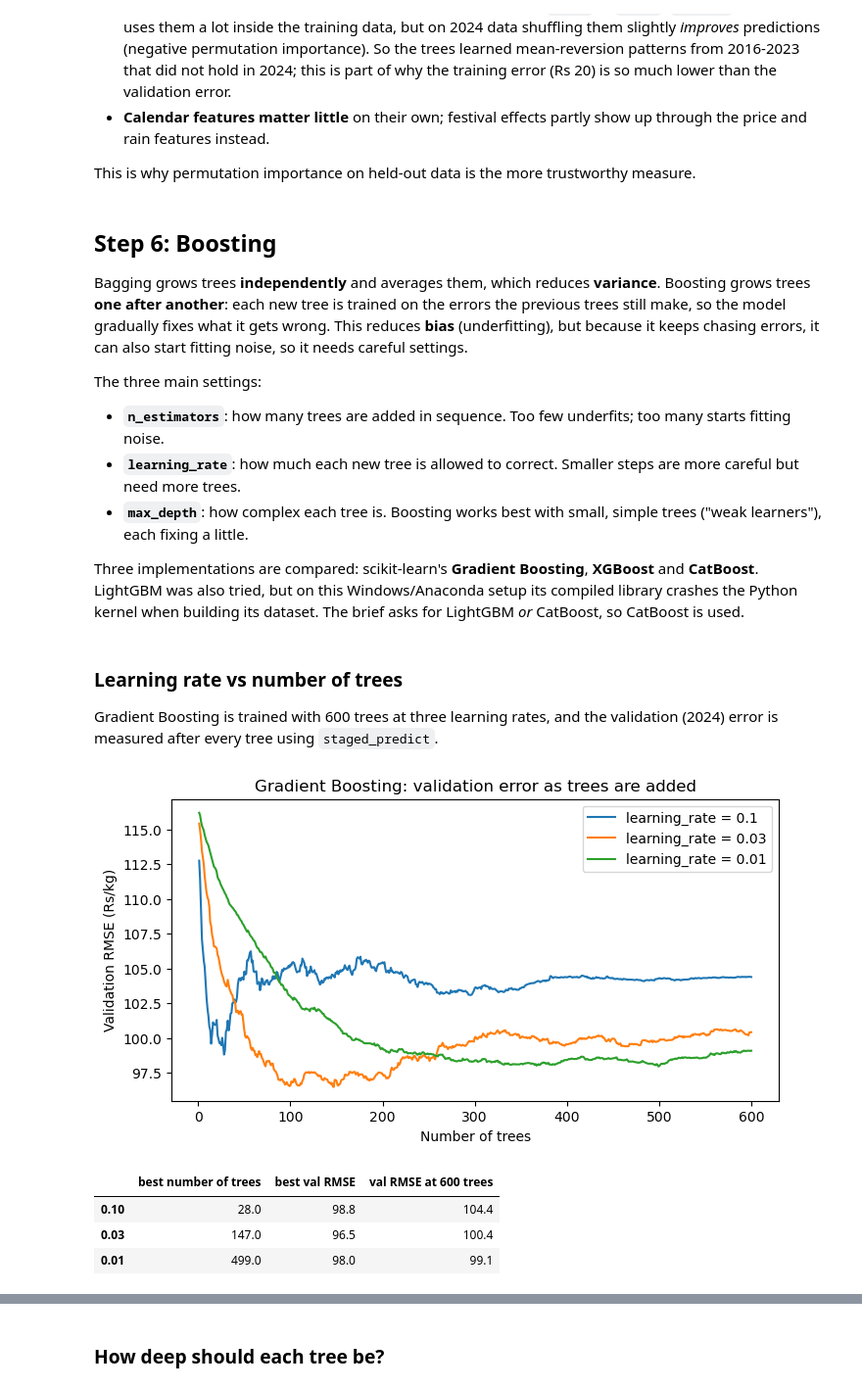
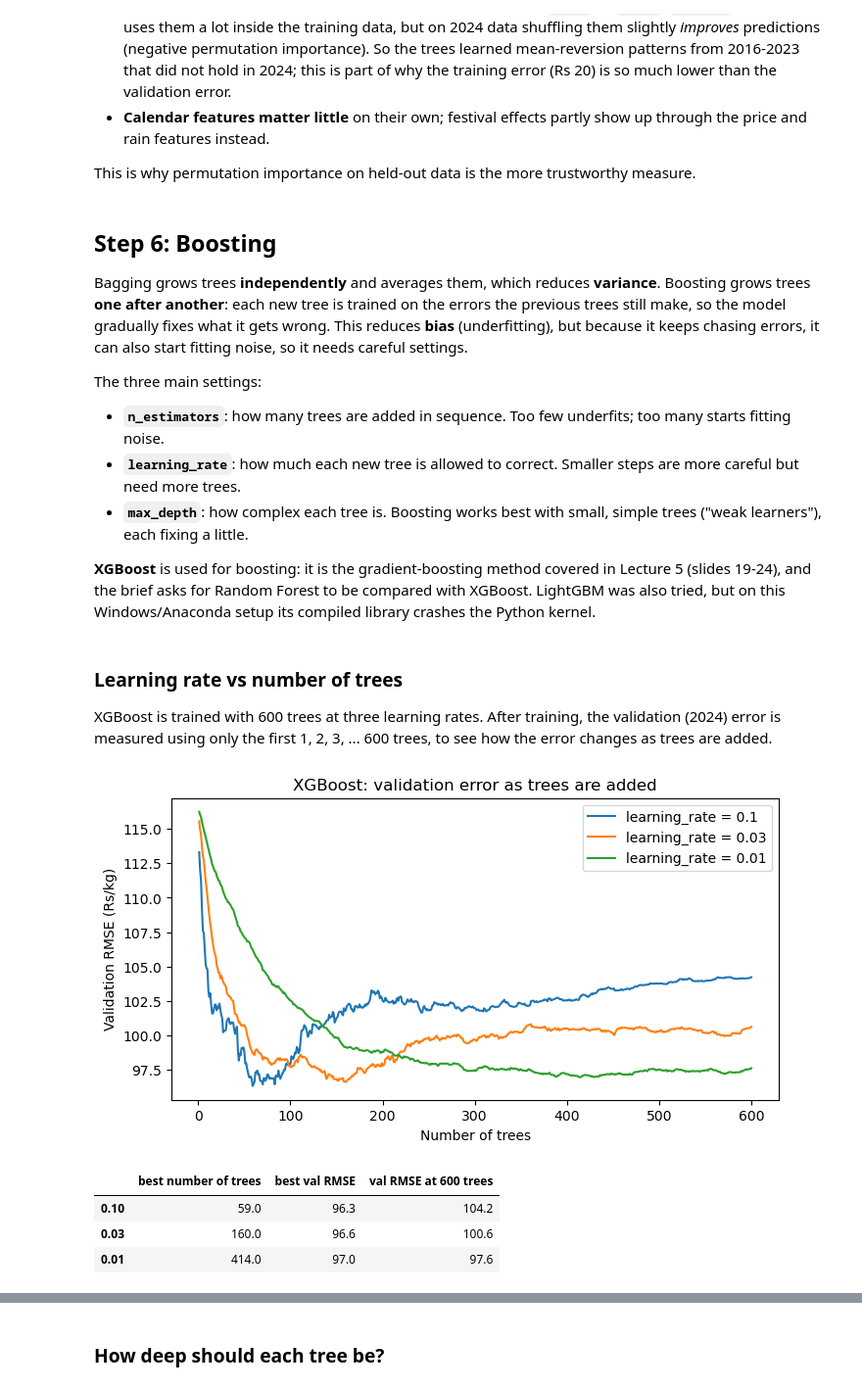
Before and after one commit to renulucshmi/pettah-beans-price-forecast, a Jupyter notebook: ensemble_assignment.ipynb, the cells around one changed output, grey strips where cells are left out. Shown at 98% size. Cells and saved outputs as stored; diff of their text form; code cells hidden in the pictures.

Commit message:
Focus the comparison on Random Forest vs XGBoost; choose boosting trees on validation; simplify baselines

```diff
--- a/ensemble_assignment.ipynb
+++ b/ensemble_assignment.ipynb
@@ -834,7 +825,7 @@ The three main settings:
 - **`learning_rate`**: how much each new tree is allowed to correct. Smaller steps are more careful but need more trees.
 - **`max_depth`**: how complex each tree is. Boosting works best with small, simple trees ("weak learners"), each fixing a little.
 
-Three implementations are compared: scikit-learn's **Gradient Boosting**, **XGBoost** and **CatBoost**. LightGBM was also tried, but on this Windows/Anaconda setup its compiled library crashes the Python kernel when building its dataset. The brief asks for LightGBM *or* CatBoost, so CatBoost is used.
+**XGBoost** is used for boosting: it is the gradient-boosting method covered in Lecture 5 (slides 19-24), and the brief asks for Random Forest to be compared with XGBoost. LightGBM was also tried, but on this Windows/Anaconda setup its compiled library crashes the Python kernel.
 # %%
 import warnings
 warnings.filterwarnings("ignore", category=UserWarning)     # hide library version notices
@@ -849,30 +838,30 @@ def val_rmse_rs(pred_change):
 # %% [markdown]
 ### Learning rate vs number of trees
 
-Gradient Boosting is trained with 600 trees at three learning rates, and the validation (2024) error is measured after every tree using `staged_predict`.
+XGBoost is trained with 600 trees at three learning rates. After training, the validation (2024) error is measured using only the first 1, 2, 3, ... 600 trees, to see how the error changes as trees are added.
 # %%
 curves = {}
 for lr in [0.1, 0.03, 0.01]:
-    gb_lr = GradientBoostingRegressor(n_estimators=600, learning_rate=lr, max_depth=3,
-                                      subsample=0.8, random_state=42).fit(X_train, y_train)
-    curves[lr] = [val_rmse_rs(p) for p in gb_lr.staged_predict(X_val)]
+    m = XGBRegressor(n_estimators=600, learning_rate=lr, max_depth=3, subsample=0.8,
+                     colsample_bytree=0.8, random_state=42).fit(X_train, y_train)
+    curves[lr] = [val_rmse_rs(m.predict(X_val, iteration_range=(0, k))) for k in range(1, 601)]
 
 plt.figure(figsize=(8, 4))
 for lr, c in curves.items():
     plt.plot(range(1, 601), c, label=f"learning_rate = {lr}")
 plt.xlabel("Number of trees")
 plt.ylabel("Validation RMSE (Rs/kg)")
-plt.title("Gradient Boosting: validation error as trees are added")
+plt.title("XGBoost: validation error as trees are added")
 plt.legend()
 plt.show()
 
 pd.DataFrame({lr: {"best number of trees": int(np.argmin(c)) + 1, "best val RMSE": min(c), "val RMSE at 600 trees": c[-1]}
               for lr, c in curves.items()}).T.round(1)
 # %% [output]
-[figure, old version]
+[figure, new version]
 |  | best number of trees | best val RMSE | val RMSE at 600 trees |
-| 0.10 | 28.0 | 98.8 | 104.4 |
-| 0.03 | 147.0 | 96.5 | 100.4 |
-| 0.01 | 499.0 | 98.0 | 99.1 |
+| 0.10 | 59.0 | 96.3 | 104.2 |
+| 0.03 | 160.0 | 96.6 | 100.6 |
+| 0.01 | 414.0 | 97.0 | 97.6 |
 # %% [markdown]
 **What this shows:**
```
Also changed, not shown: parts of 63 cells of this notebook, 12 other files.
